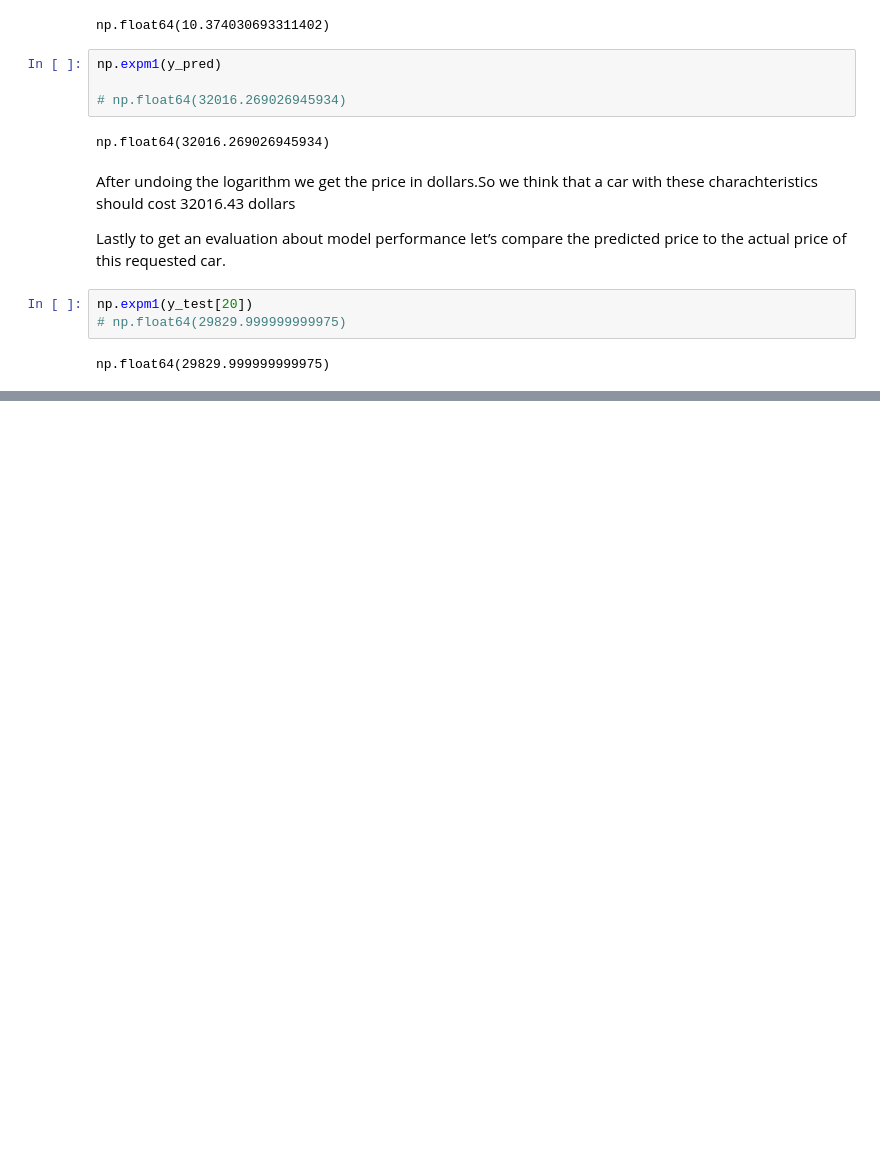
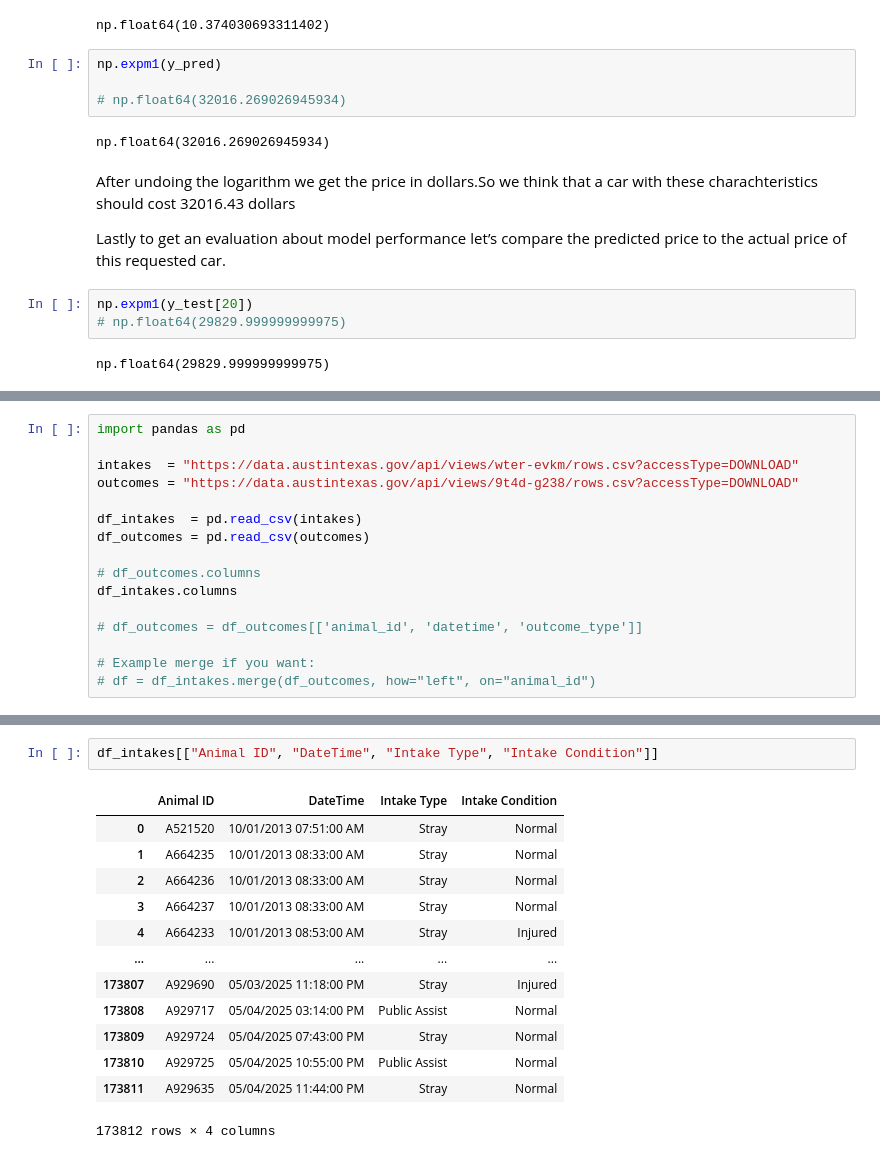
Before and after one commit to Snig2415/ML_Zoomcamp_2025, a Jupyter notebook: Practice_HW/hw2practice.ipynb, the cells around one changed output, grey strips where cells are left out. Saved outputs shown, nothing was run; the diff lists cells and outputs as text; blank space fills up the shorter version.

```diff
--- a/Practice_HW/hw2practice.ipynb
+++ b/Practice_HW/hw2practice.ipynb
@@ -1198,0 +1201,16 @@ np.float64(29829.999999999975)
+# %%
+import pandas as pd
+
+intakes  = "https://data.austintexas.gov/api/views/wter-evkm/rows.csv?accessType=DOWNLOAD"
+outcomes = "https://data.austintexas.gov/api/views/9t4d-g238/rows.csv?accessType=DOWNLOAD"
+
+df_intakes  = pd.read_csv(intakes)
+df_outcomes = pd.read_csv(outcomes)
+
+# df_outcomes.columns
+df_intakes.columns
+
+# df_outcomes = df_outcomes[['animal_id', 'datetime', 'outcome_type']]
+
+# Example merge if you want:
+# df = df_intakes.merge(df_outcomes, how="left", on="animal_id")
@@ -1198,0 +1238,16 @@ np.float64(29829.999999999975)
+# %%
+df_intakes[["Animal ID", "DateTime", "Intake Type", "Intake Condition"]]
+# %% [output]
+|  | Animal ID | DateTime | Intake Type | Intake Condition |
+| 0 | A521520 | 10/01/2013 07:51:00 AM | Stray | Normal |
+| 1 | A664235 | 10/01/2013 08:33:00 AM | Stray | Normal |
+| 2 | A664236 | 10/01/2013 08:33:00 AM | Stray | Normal |
+| 3 | A664237 | 10/01/2013 08:33:00 AM | Stray | Normal |
+| 4 | A664233 | 10/01/2013 08:53:00 AM | Stray | Injured |
+| ... | ... | ... | ... | ... |
+| 173807 | A929690 | 05/03/2025 11:18:00 PM | Stray | Injured |
+| 173808 | A929717 | 05/04/2025 03:14:00 PM | Public Assist | Normal |
+| 173809 | A929724 | 05/04/2025 07:43:00 PM | Stray | Normal |
+| 173810 | A929725 | 05/04/2025 10:55:00 PM | Public Assist | Normal |
+| 173811 | A929635 | 05/04/2025 11:44:00 PM | Stray | Normal |
+173812 rows × 4 columns
```
Also changed, not shown: parts of 9 cells of this notebook, 14 other files.
